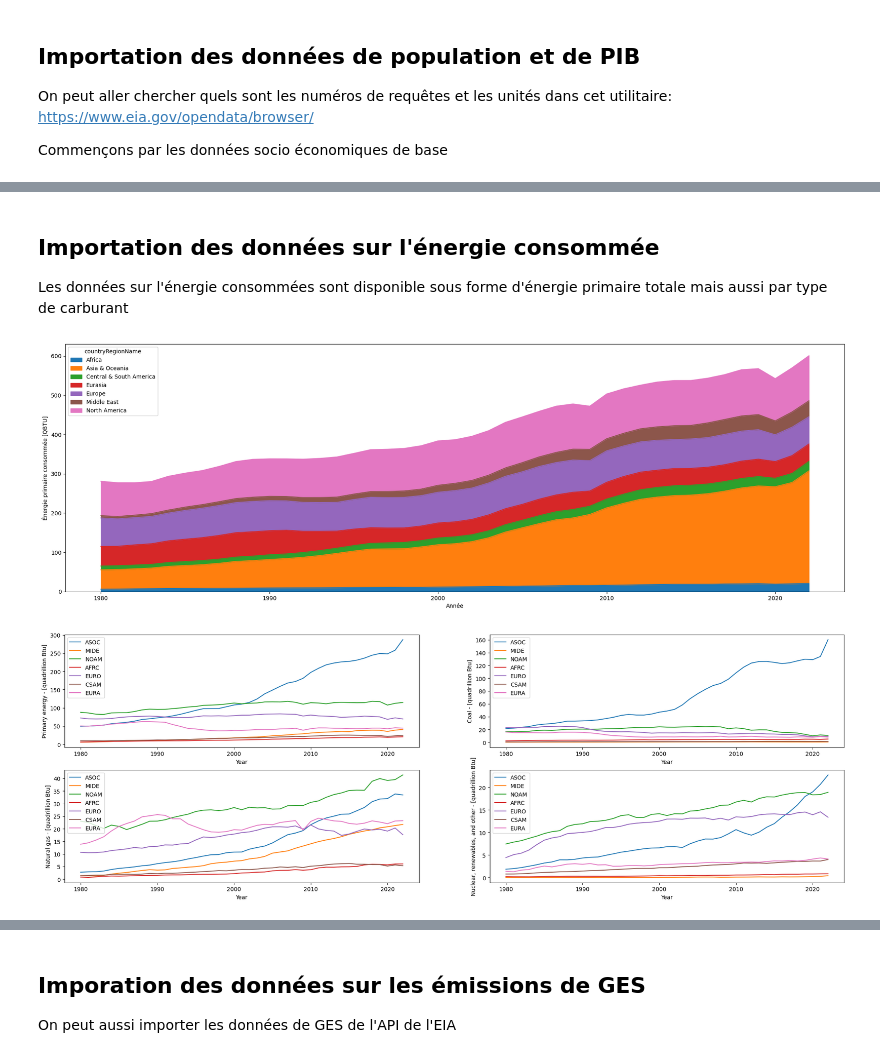
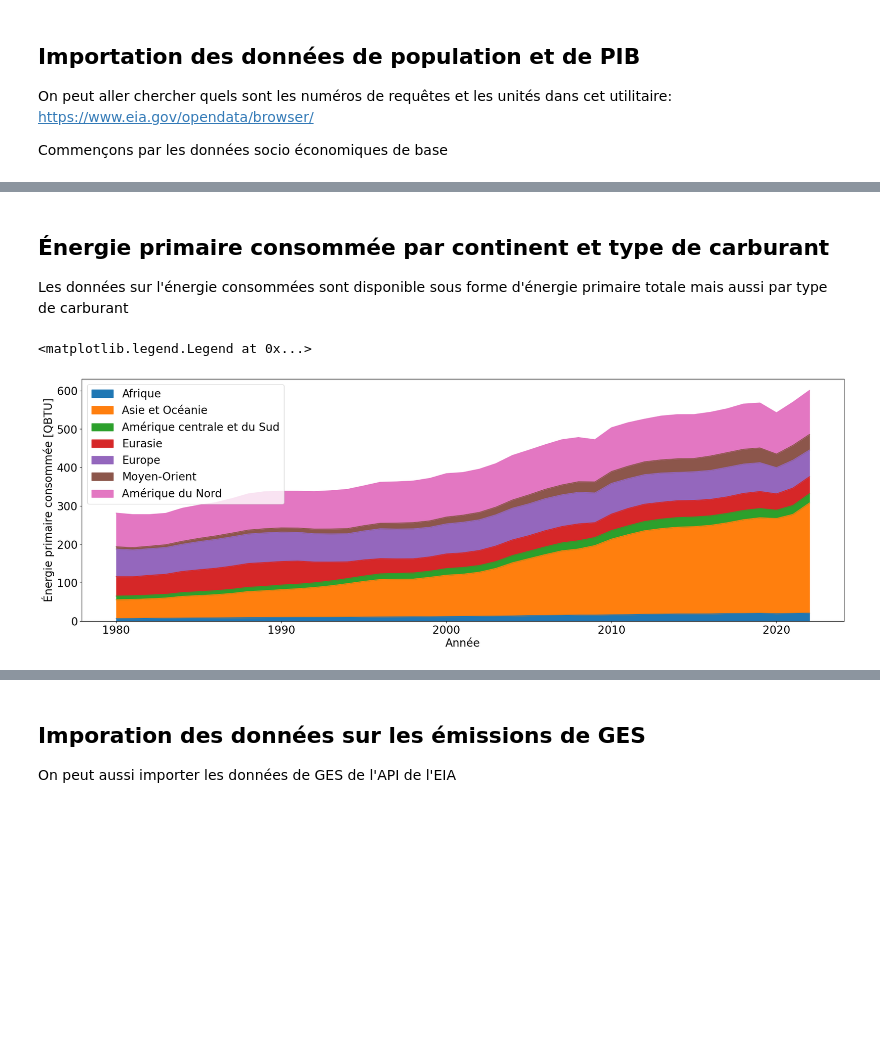
Before and after one commit to EPMPaulPoly/ECON40606-Dev1-Paul-Charbonneau, a Jupyter notebook: ECON40606-Devoir1.ipynb, the cells around one changed output, grey strips where cells are left out. Saved outputs shown, nothing was run; the diff lists cells and outputs as text; code cells hidden in the pictures; blank space fills up the shorter version.

```diff
--- a/ECON40606-Devoir1.ipynb
+++ b/ECON40606-Devoir1.ipynb
@@ -20,3 +15,17 @@ plt.rcParams['figure.figsize'] = [25, 8]
+# %%
+import pandas as pd
+import matplotlib.pyplot as plt
+from utils.eia_internation_data_queries import eia_api_PC,plot_by_region_and_type
+from matplotlib import patches
+
+api = eia_api_PC()
+plt.rcParams['figure.figsize'] = [25, 8]
+plt.rcParams.update({'font.size': 20})
+country_dict_francais = {"Africa":"Afrique","Asia & Oceania":"Asie et Océanie","Central & South America":"Amérique centrale et du Sud","Eurasia":"Eurasie","Europe":"Europe","Middle East":"Moyen-Orient","North America":"Amérique du Nord"}
+fuel_dict_francais = {"Coal":"Charbon","Natural gas":"Gaz Naturel","Petroleum and other liquids":"Pétrole et autres liquides","Nuclear":"Nucléaire","Renewables and other":"Renouvelables et autres"}
+region_list_by_region = ["AFRC","ASOC","CSAM","EURA","EURO","MIDE","NOAM"]
+region_list_global = "WORL"
+bar_plot_year_list = [1981,1990,2000,2010,2020]
 # %% [markdown]
 ## Importation des données de population et de PIB
 On peut aller chercher quels sont les numéros de requêtes et les unités dans cet utilitaire:
@@ -32,14 +67,21 @@ plot_by_region_and_type(data_ses,kind="line")
 # %% [markdown]
-## Importation des données sur l'énergie consommée
+## Énergie primaire consommée par continent et type de carburant
  Les données sur l'énergie consommées sont disponible sous forme d'énergie primaire totale mais aussi par type de carburant
 # %%
-data_energy = api.get_data_by_id(["44","4411","4413","4419"],"QBTU")
+data_energy = api.get_data_by_id(["44","4411","4413","4415","4417","4418"],"QBTU")
 data_energy_consumption = data_energy.loc[data_energy["activityName"]=="Consumption"]
 data_primary_energy = data_energy.loc[(data_energy["productName"]=="Primary energy") & (data_energy["activityName"]=="Consumption")]
+data_primary_energy=data_primary_energy.sort_values(by=["countryRegionName","period"])
 data_primary_energy_pivot = data_primary_energy.pivot(index="period",columns="countryRegionName",values="value")
-data_primary_energy_pivot.plot(kind="area",xlabel="Année",ylabel="Énergie primaire consommée [QBTU]")
+data_primary_energy_pivot = data_primary_energy_pivot.rename(columns=country_dict_francais)
+ax5=data_primary_energy_pivot.plot(kind="area",xlabel="Année",ylabel="Énergie primaire consommée [QBTU]")
 
-plot_by_region_and_type(data_energy_consumption,kind="line")
+
+ax5.legend(title="")
+
+#blue_patch = patches.Patch(color='blue', label='C')
+#ax1.legend({"Afrique","Asie et Océanie","Amérique centrale et du Sud","Eurasie","Europe","Moyen-Orient","Amérique du Nord"})
+#plot_by_region_and_type(data_energy_consumption,kind="area")
 # %% [output]
+<matplotlib.legend.Legend at 0x...>
-[figure, old version]
+[figure, new version]
-[figure, removed]
```
Also changed, not shown: parts of 17 cells of this notebook, 2 other files.
